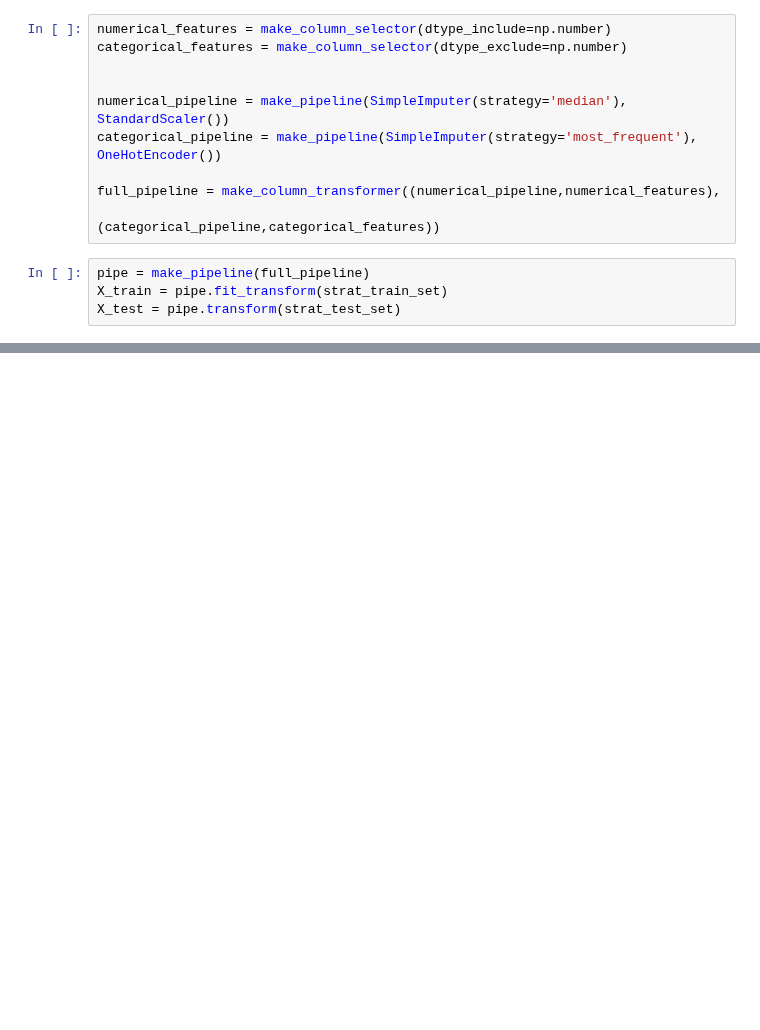
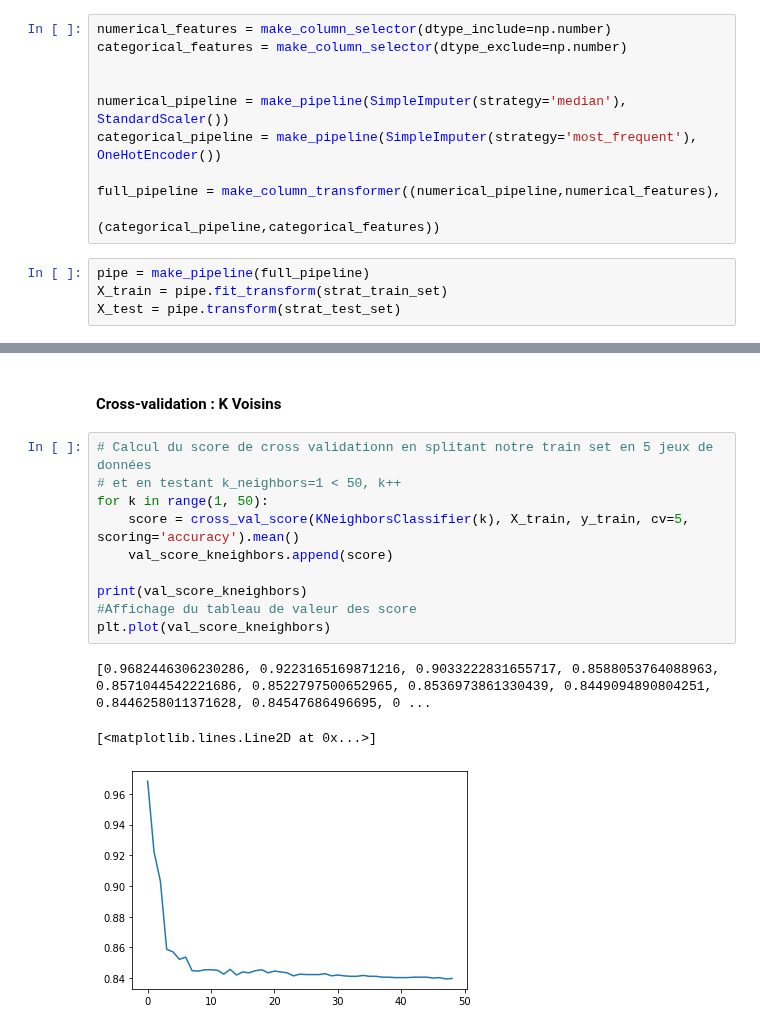
Before and after one commit to Killian-drh/Projet-HR-Analysis, a Jupyter notebook: NT_Projet_IA.ipynb, the cells around one changed output, grey strips where cells are left out. Saved outputs shown, nothing was run; the diff lists cells and outputs as text; blank space fills up the shorter version.

```diff
--- a/NT_Projet_IA.ipynb
+++ b/NT_Projet_IA.ipynb
@@ -446,0 +480,16 @@ TypeError: 'Pipeline' object is not callable
+# %% [markdown]
+#### Cross-validation : K Voisins
+# %%
+# Calcul du score de cross validationn en splitant notre train set en 5 jeux de données
+# et en testant k_neighbors=1 < 50, k++
+for k in range(1, 50):
+    score = cross_val_score(KNeighborsClassifier(k), X_train, y_train, cv=5, scoring='accuracy').mean()
+    val_score_kneighbors.append(score)
+
+print(val_score_kneighbors)
+#Affichage du tableau de valeur des score
+plt.plot(val_score_kneighbors)
+# %% [output]
+[0.9682446306230286, 0.9223165169871216, 0.9033222831655717, 0.8588053764088963, 0.8571044542221686, 0.8522797500652965, 0.8536973861330439, 0.8449094890804251, 0.8446258011371628, 0.84547686496695, 0 ...
+[<matplotlib.lines.Line2D at 0x...>]
+[figure, added]
```
Also changed, not shown: parts of 29 cells of this notebook.
